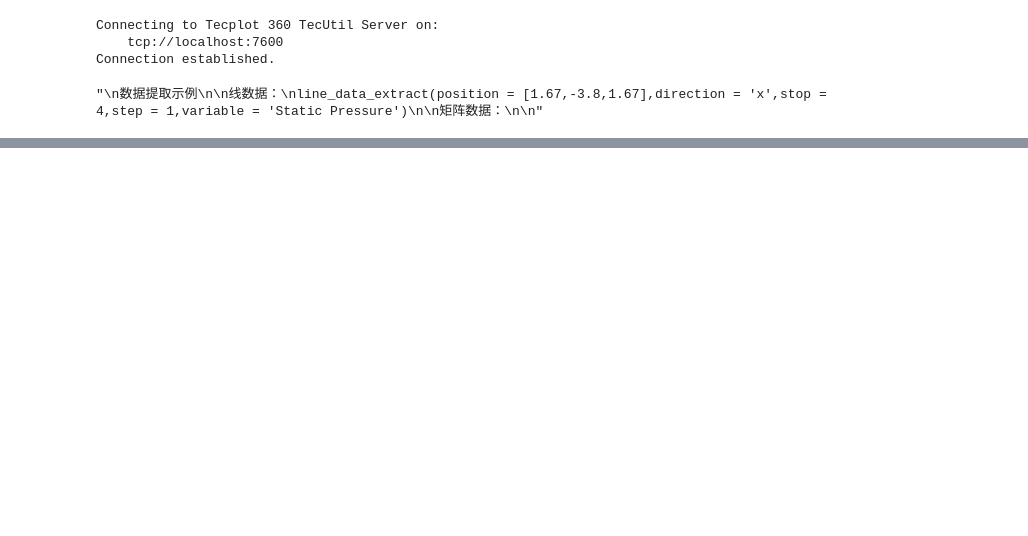
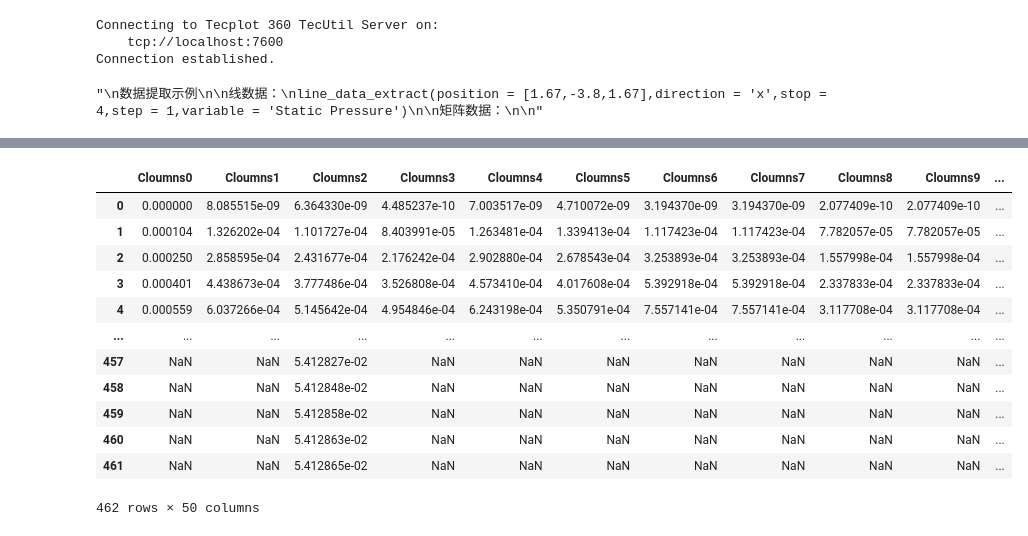
Before and after one commit to ITOTI-Y/Py_Tecplot, a Jupyter notebook: demo/tecplot_main.ipynb, the cells around one changed output, grey strips where cells are left out. Drawn from its saved outputs; the diff is of its cells as text; code cells hidden in the pictures; blank space fills up the shorter version.

```diff
--- a/demo/tecplot_main.ipynb
+++ b/demo/tecplot_main.ipynb
@@ -255,0 +314,16 @@ add_frame(num=(4,3))
+# %%
+res_y - res_y.iloc[0,0]
+# %% [output]
+|  | Cloumns0 | Cloumns1 | Cloumns2 | Cloumns3 | Cloumns4 | Cloumns5 | Cloumns6 | Cloumns7 | Cloumns8 | Cloumns9 | ... |
+| 0 | 0.000000 | 8.085515e-09 | 6.364330e-09 | 4.485237e-10 | 7.003517e-09 | 4.710072e-09 | 3.194370e-09 | 3.194370e-09 | 2.077409e-10 | 2.077409e-10 | ... |
+| 1 | 0.000104 | 1.326202e-04 | 1.101727e-04 | 8.403991e-05 | 1.263481e-04 | 1.339413e-04 | 1.117423e-04 | 1.117423e-04 | 7.782057e-05 | 7.782057e-05 | ... |
+| 2 | 0.000250 | 2.858595e-04 | 2.431677e-04 | 2.176242e-04 | 2.902880e-04 | 2.678543e-04 | 3.253893e-04 | 3.253893e-04 | 1.557998e-04 | 1.557998e-04 | ... |
+| 3 | 0.000401 | 4.438673e-04 | 3.777486e-04 | 3.526808e-04 | 4.573410e-04 | 4.017608e-04 | 5.392918e-04 | 5.392918e-04 | 2.337833e-04 | 2.337833e-04 | ... |
+| 4 | 0.000559 | 6.037266e-04 | 5.145642e-04 | 4.954846e-04 | 6.243198e-04 | 5.350791e-04 | 7.557141e-04 | 7.557141e-04 | 3.117708e-04 | 3.117708e-04 | ... |
+| ... | ... | ... | ... | ... | ... | ... | ... | ... | ... | ... | ... |
+| 457 | NaN | NaN | 5.412827e-02 | NaN | NaN | NaN | NaN | NaN | NaN | NaN | ... |
+| 458 | NaN | NaN | 5.412848e-02 | NaN | NaN | NaN | NaN | NaN | NaN | NaN | ... |
+| 459 | NaN | NaN | 5.412858e-02 | NaN | NaN | NaN | NaN | NaN | NaN | NaN | ... |
+| 460 | NaN | NaN | 5.412863e-02 | NaN | NaN | NaN | NaN | NaN | NaN | NaN | ... |
+| 461 | NaN | NaN | 5.412865e-02 | NaN | NaN | NaN | NaN | NaN | NaN | NaN | ... |
+462 rows × 50 columns
```
Also changed, not shown: parts of 10 cells of this notebook, 2 other files.
